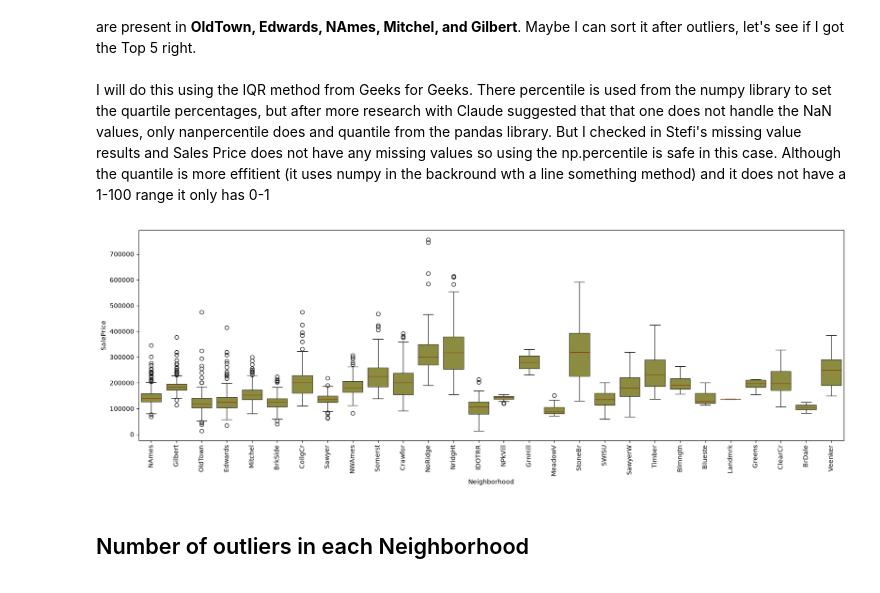
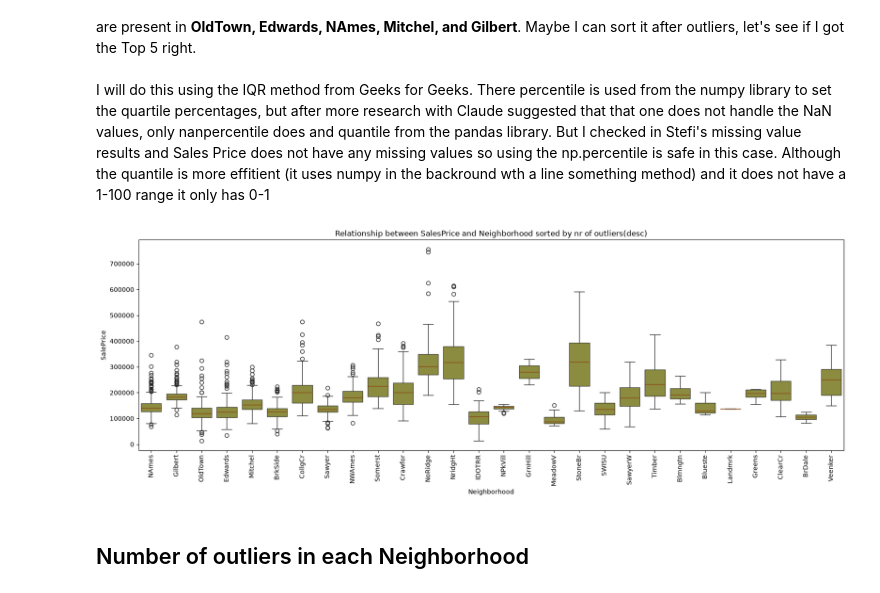
Before and after one commit to viragdiana/ML, a Jupyter notebook: lab-1-dia.ipynb, the cells around one changed output. Cells and saved outputs as stored; diff of their text form; code cells hidden in the pictures.

```diff
--- a/lab-1-dia.ipynb
+++ b/lab-1-dia.ipynb
@@ -150,22 +175,23 @@ I will do this using the IQR method from Geeks for Geeks. There percentile is us
 # %%
 import numpy as np
 def outliers_count(s):
     Q1 = np.percentile(s, 25, method= 'midpoint')
     Q3 = np.percentile(s, 75, method = 'midpoint')
     IQR = Q3 - Q1
     upper = Q3 + 1.5 * IQR
     lower = Q1 - 1.5 * IQR
     count = sum((s < lower) | (s > upper)) #apperaently on series I can't use 'or' like I would normally in python because the TRueness of a whole series can not be
     # determined so '|' and '&' are used for elementwise logical operations
     # !!! don't forget the paranthesees '(s < lower | s > upper)' for each like I did, because it's going to combine prices with a single true/false val instead of two true/false series
     return count
 order_outliers = data.groupby('Neighborhood')['SalePrice'].apply(outliers_count).sort_values(ascending = False).index
 plt.figure(figsize = (20, 6))
 sns.boxplot(x = 'Neighborhood', y = 'SalePrice', data = data, order = order_outliers, color = 'olive', boxprops = {'alpha': 0.8}, medianprops = {'color': 'saddlebrown'})
 plt.xticks(rotation = 90)
+plt.title('Relationship between SalesPrice and Neighborhood sorted by nr of outliers(desc)')
 plt.show()
 # %% [output]
-[figure, old version]
+[figure, new version]
 # %% [markdown]
 ## Number of outliers in each Neighborhood
 # %%
```
Also changed, not shown: parts of 8 cells of this notebook.
